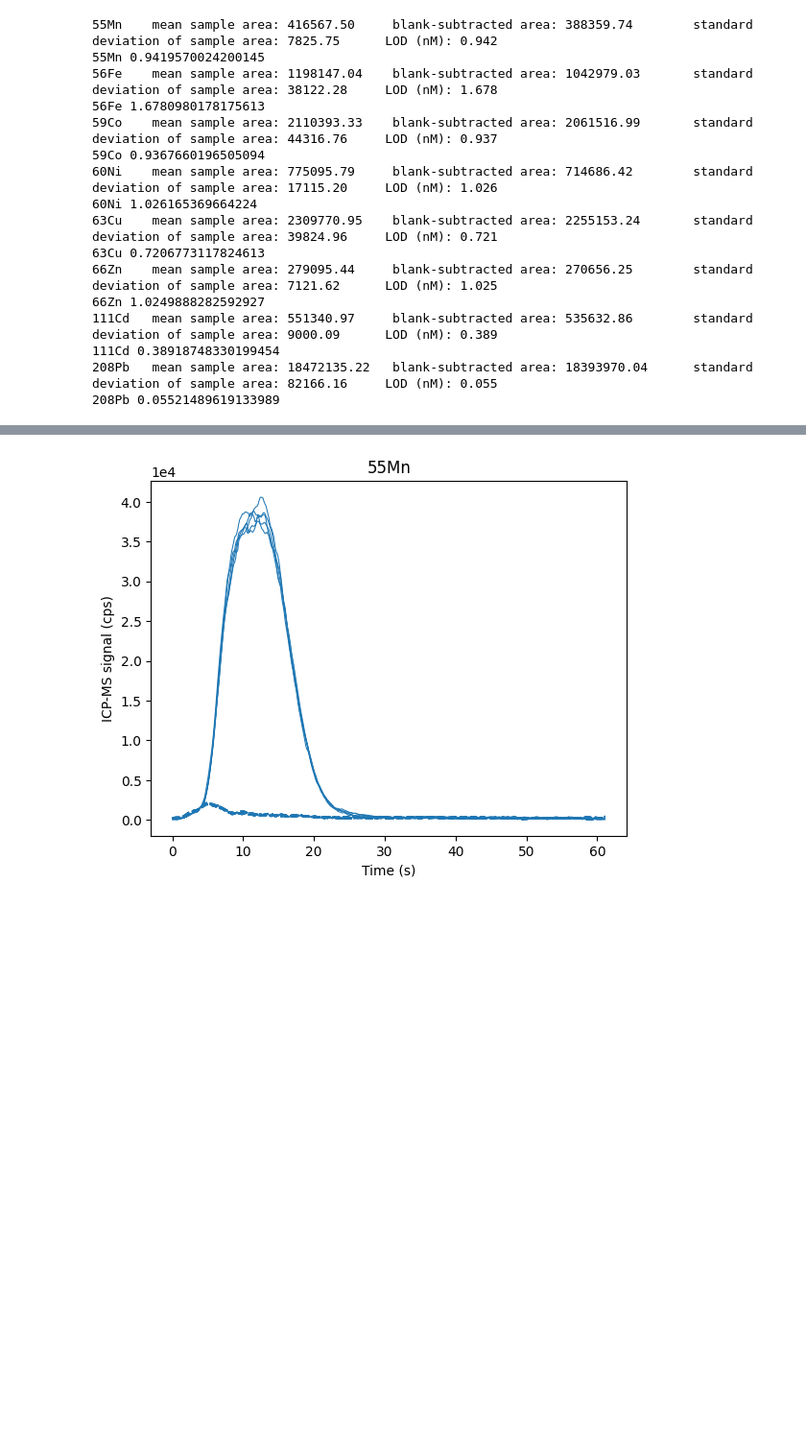
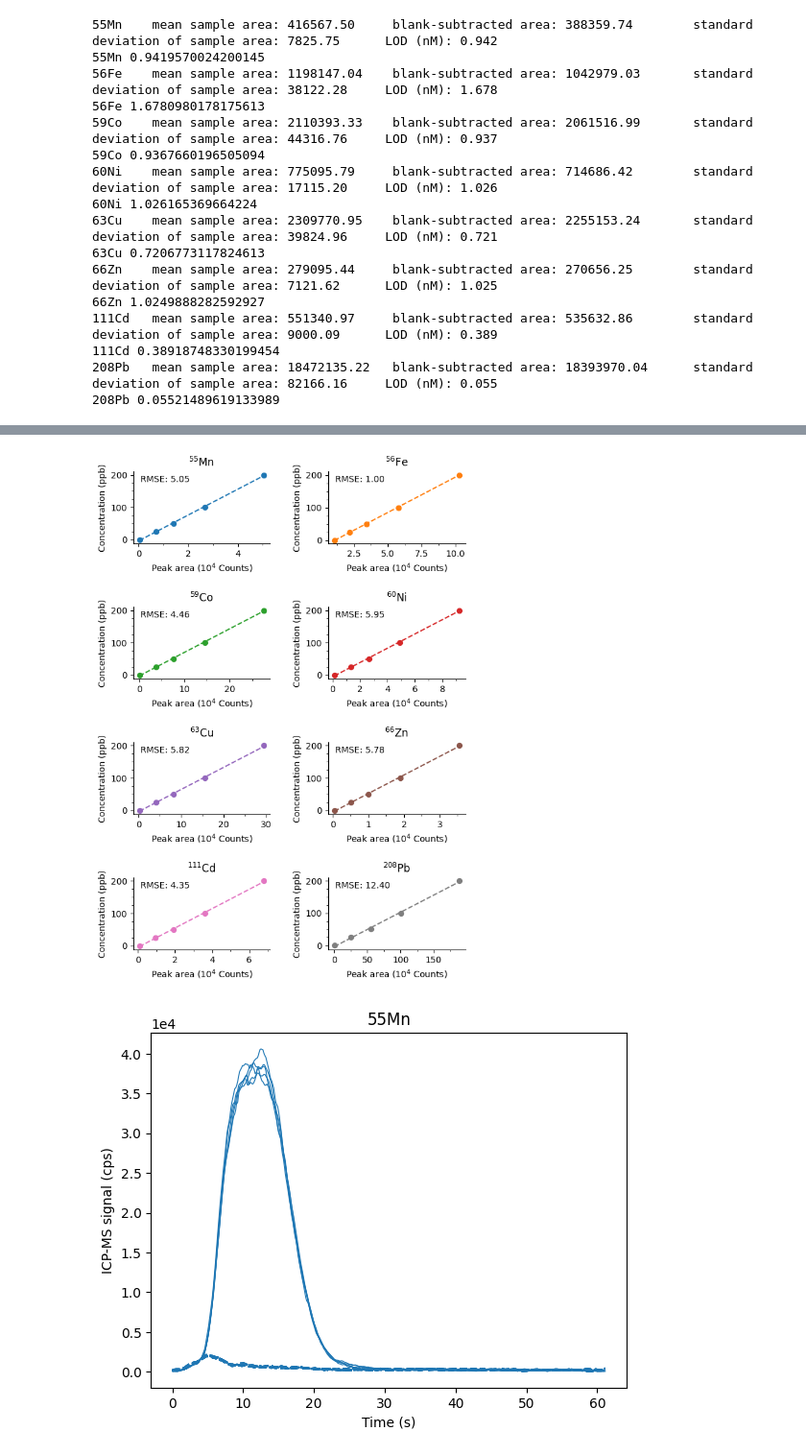
Before and after one commit to rboiteau/CoreMS, a Jupyter notebook: LOD-LCICPMS.ipynb, the cells around one changed output, grey strips where cells are left out. Shown at 96% size. Drawn from its saved outputs; the diff is of its cells as text; code cells hidden in the pictures; blank space fills up the shorter version.

```diff
--- a/LOD-LCICPMS.ipynb
+++ b/LOD-LCICPMS.ipynb
@@ -286,0 +373,69 @@ for me in metals:
+# %%
+## CAL CURVE FIGURE
+from sklearn.linear_model import LinearRegression
+from sklearn.metrics import mean_squared_error
+
+calfile = '/Users/christiandewey/Library/CloudStorage/GoogleDrive-christian.w.dewey@gmail.com/Other computers/My MacBook Pro/manuscripts/in-progress/LC-ICPMS/data/python/column-test/c18/std-c18-phenyl/calibration_areas.txt'
+
+df = pd.read_csv(calfile)
+df['ppb']=[0,25,50,100,200]
+
+fig, axs = plt.subplots(ncols=2, nrows=4, figsize=(6., 8.5)) #,  layout="constrained")
+
+#for f in flist:
+row = 0
+col = 0
+
+for metal in metals:
+    ax = axs[row,col]
+    print(int(max(df[metal])))
+    ax.scatter(df[metal]/1e4,df['ppb'],color=cols[metal], label = metal,linewidth = 0.75)
+
+    h, l = ax.get_legend_handles_labels()
+
+    X = np.array([df[metal]]).reshape((-1, 1))
+    y = np.array(df['ppb'])
+
+    model = LinearRegression().fit(X, y)
+
+    Xpred = np.array(range(0,int(max(df[metal])))).reshape(-1,1)
+    ypred = model.predict(X)
+    rmse = mean_squared_error(y, ypred)
+    print(rmse, np.sqrt(rmse))
+    Xpred = X
+    ax.plot(Xpred/1e4,ypred,color=cols[metal], linestyle = '--')
+
+    ax.text( 0.05, 0.95, 'RMSE: %.2f' %(rmse),horizontalalignment='left',verticalalignment='top', transform=ax.transAxes)
+
+    if col == 1:
+        row = row + 1
+
+    if col == 0:
+        col = 1
+    else:
+        col = 0
+
+    #samples[me]['std'] = np.std(samples[me]['areas'])
+
+    #ax.text(0.95, 0.95, 'mean standard area (counts): %.2e' %(samples[metal]['mean']) , horizontalalignment='right',verticalalignment='top', transform=ax.transAxes)
+    #ax.text(0.95, 0.90, 'mean blank area (counts): %.2e' %(blanks[metal]['mean']) , horizontalalignment='right',verticalalignment='top', transform=ax.transAxes)
+
+    ax.set_ylabel('Concentration (ppb)')
+    ax.set_xlabel('Peak area ($10^4$ Counts)')
+    ax.yaxis.set_minor_locator(MultipleLocator(25))
+    ax.xaxis.set_minor_locator(AutoMinorLocator(2))
+    #ax.ticklabel_format(axis='x', style='sci', scilimits=(4,4))
+    #plt.legend(h[:1],l[:1])
+
+    tit = re.split('(\d+)', metal)
+    an = tit[1]
+
+    print(an)
+    el = tit[2]
+    strtit = '$^{%s}$%s' %(an,el)
+    ax.set_title(strtit)
+    sns.despine()
+
+plt.tight_layout(pad=0.5, w_pad=2.5, h_pad=2)
+plt.show()
+# %% [output]
@@ -287,2 +459,3 @@ for me in metals:
+[figure, added]
 # %%
 #for f in flist:
```
Also changed, not shown: parts of 4 cells of this notebook.
